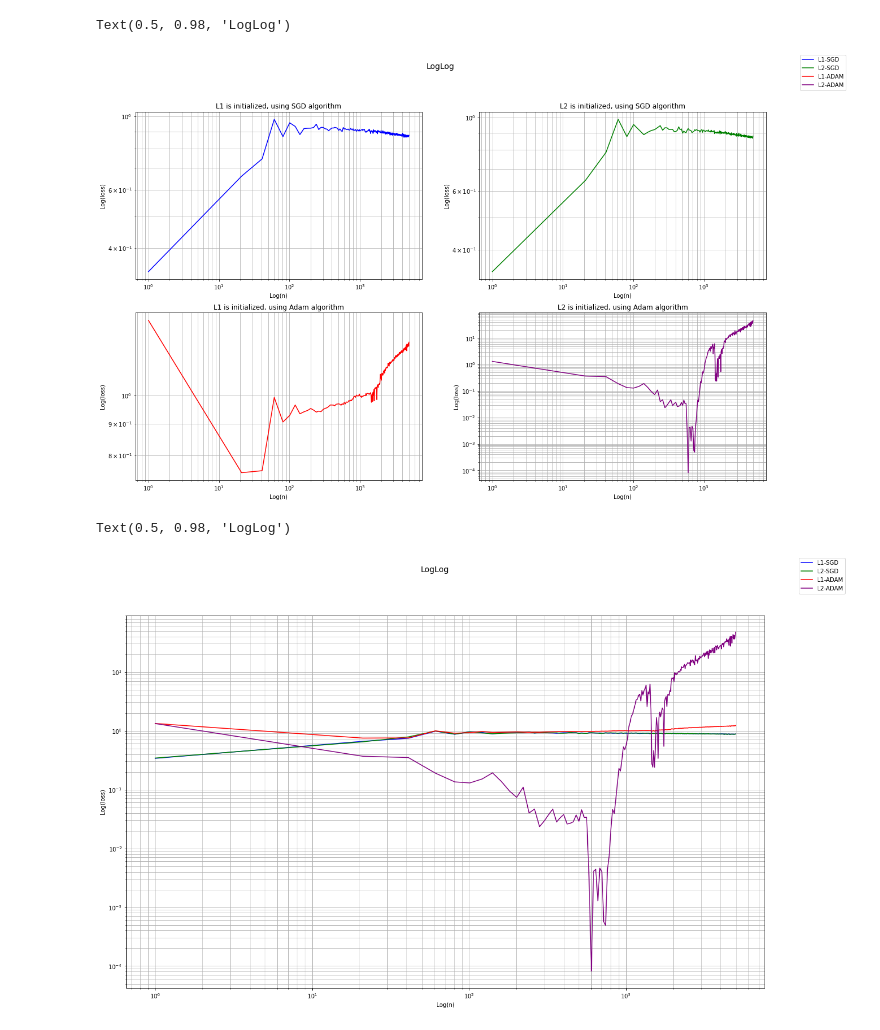
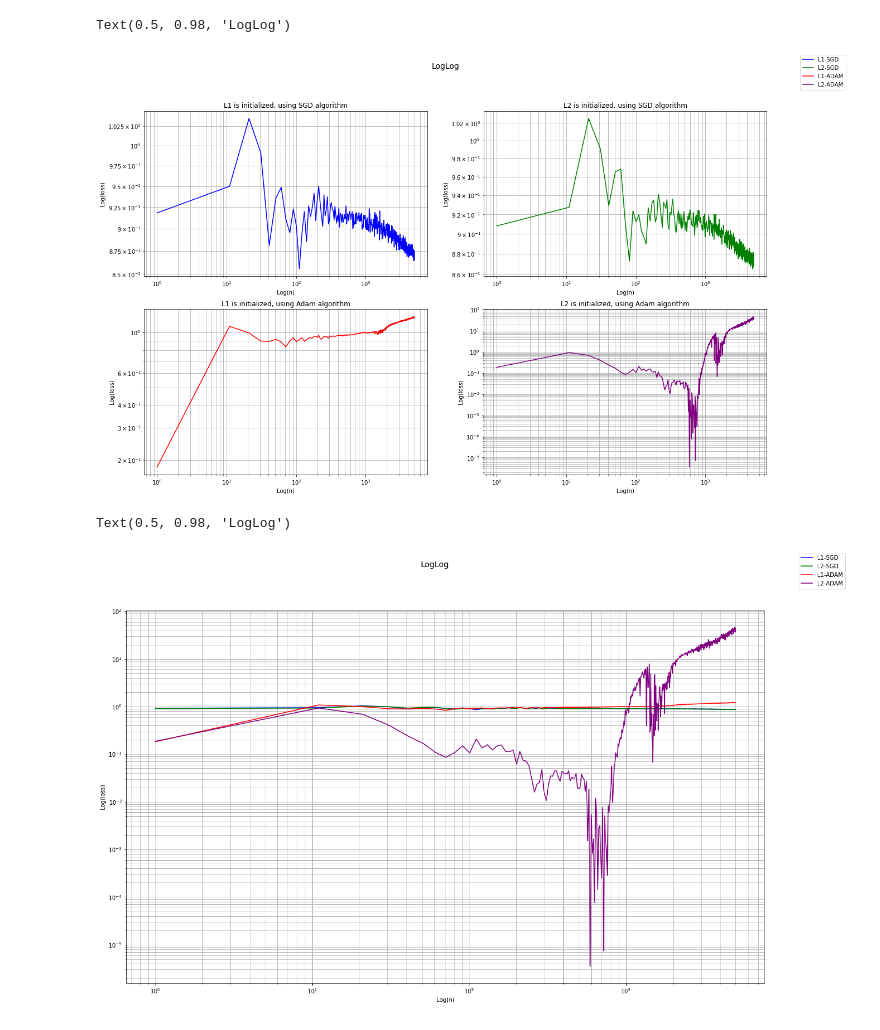
Before and after one commit to CEitanC/Project-Deep-Learning, a Jupyter notebook: Meeting3LogLog.ipynb, the cells around one changed output. Saved outputs shown, nothing was run; the diff lists cells and outputs as text; code cells hidden in the pictures.

```diff
--- a/Meeting3LogLog.ipynb
+++ b/Meeting3LogLog.ipynb
@@ -145,7 +145,7 @@ l1_loss_SGD=[]
 l2_loss_SGD=[]
 l1_loss_ADAM=[]
 l2_loss_ADAM=[]
-for  n in range(1, 5000, 20):
+for  n in range(1, 5000, 10):
   # using SGD algorithm
   l1_loss , l2_loss=calc_loss_SGD(n,n)
   l1_loss_SGD.append(l1_loss)
@@ -204,7 +204,7 @@ Text(0.5, 0.98, 'Losses vs n')
 fig = plt.figure(figsize=(20, 12))
 ax = fig.add_subplot(221)
 
-x=np.arange(1, 5000, 20)
+x=np.arange(1, 5000, 10)
 
 ax.loglog(x,l1_loss_SGD,label="L1-SGD",c="blue")
 ax.set_ylabel('Log(loss)')
@@ -221,41 +221,41 @@ ax.set_xlabel('Log(n)')
 ax.set_title("L2 is initialized, using SGD algorithm")
 ax.grid(True, which="both", ls="-")
 
 
 
 ax = fig.add_subplot(223)
 ax.loglog(x,l1_loss_ADAM,label="L1-ADAM",c="red")
 ax.set_ylabel('Log(loss)')
 ax.set_xlabel('Log(n)')
 ax.set_title("L1 is initialized, using Adam algorithm")
 ax.grid(True, which="both", ls="-")
 
 
 
 ax = fig.add_subplot(224)
 ax.loglog(x,l2_loss_ADAM,label="L2-ADAM",c="purple")
 ax.grid(True, which="both", ls="-")
 
 
 fig.legend()
 
 ax.set_ylabel('Log(loss)')
 ax.set_xlabel('Log(n)')
 ax.set_title("L2 is initialized, using Adam algorithm")
 ax.grid(True, which="both", ls="-")
 
 
 fig.suptitle("LogLog", fontsize=14)
 # %% [output]
 Text(0.5, 0.98, 'LogLog')
-[figure, old version]
+[figure, new version]
 # %%
 # plot loglog smae ax
 
 fig = plt.figure(figsize=(20, 12))
 ax = fig.add_subplot(111)
 
-x=np.arange(1, 5000, 20)
+x=np.arange(1, 5000, 10)
 
 ax.loglog(x,l1_loss_SGD,label="L1-SGD",c="blue")
 
@@ -283,4 +283,4 @@ ax.grid(True, which="both", ls="-")
 fig.suptitle("LogLog", fontsize=14)
 # %% [output]
 Text(0.5, 0.98, 'LogLog')
-[figure, old version]
+[figure, new version]
```
Also changed, not shown: parts of 1 cell of this notebook.
